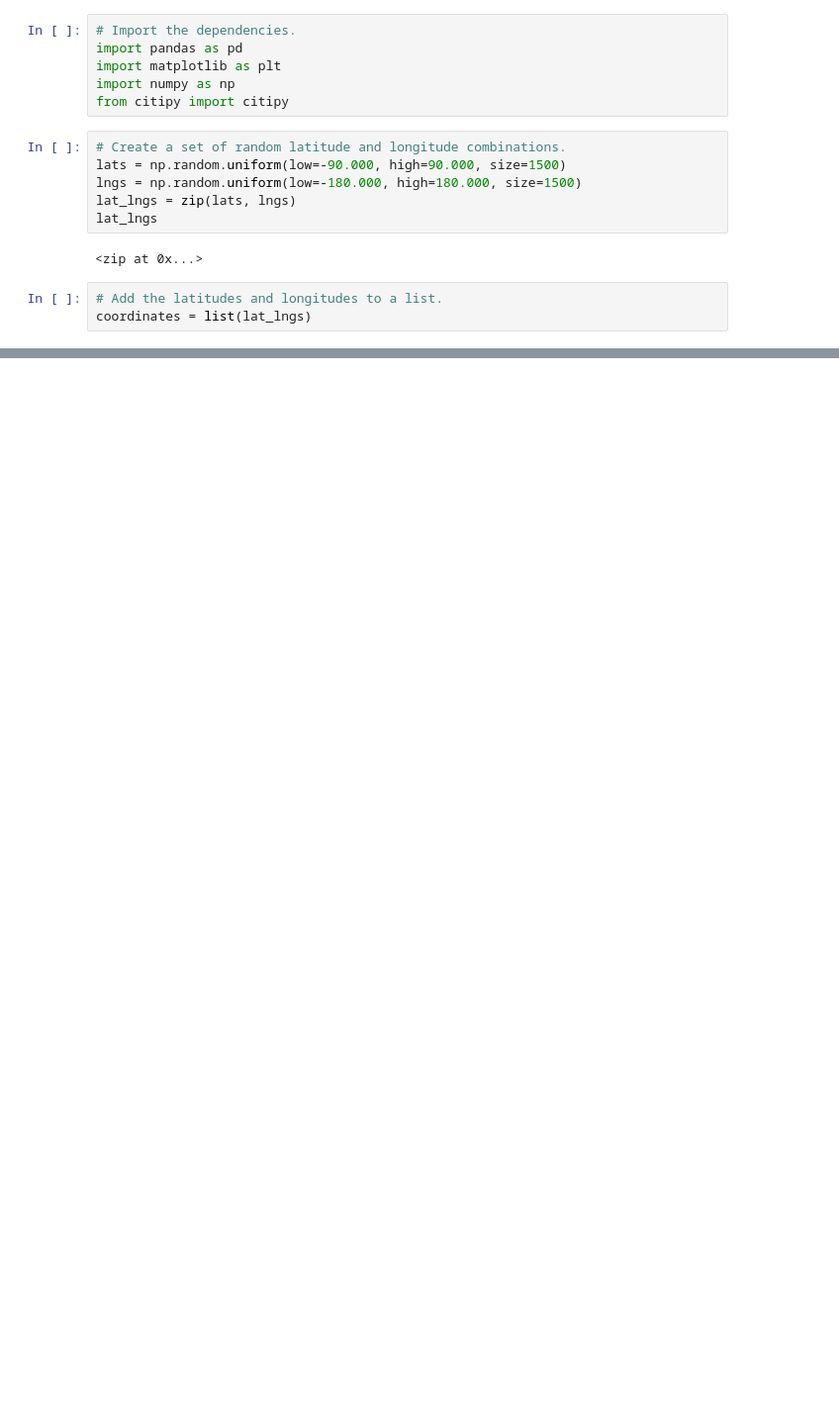
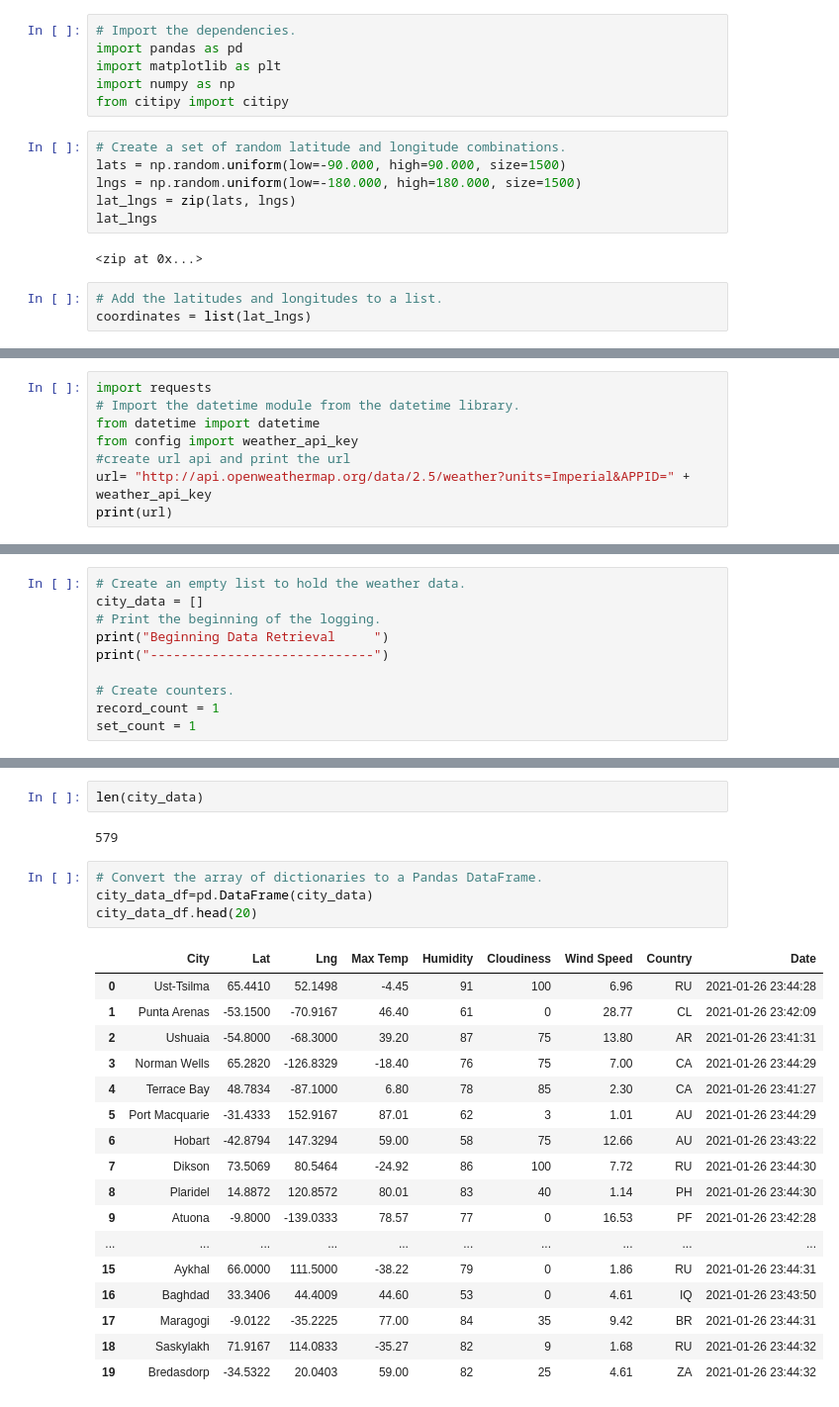
Before and after one commit to shireenkahlon/World_Weather_Analysis, a Jupyter notebook: WeatherPy.ipynb, the cells around one changed output, grey strips where cells are left out. Shown at 99% size. Saved outputs shown, nothing was run; the diff lists cells and outputs as text; blank space fills up the shorter version.

Commit message:
Added 1500 cities and DataFrame for weather for each

```diff
--- a/WeatherPy.ipynb
+++ b/WeatherPy.ipynb
@@ -49,0 +50,8 @@ len(cities)
+# %%
+import requests
+# Import the datetime module from the datetime library.
+from datetime import datetime
+from config import weather_api_key
+#create url api and print the url
+url= "http://api.openweathermap.org/data/2.5/weather?units=Imperial&APPID=" + weather_api_key
+print(url)
@@ -49,0 +60,10 @@ len(cities)
+# %%
+# Create an empty list to hold the weather data.
+city_data = []
+# Print the beginning of the logging.
+print("Beginning Data Retrieval     ")
+print("-----------------------------")
+
+# Create counters.
+record_count = 1
+set_count = 1
@@ -49,0 +140,26 @@ len(cities)
+# %%
+len(city_data)
+# %% [output]
+579
+# %%
+# Convert the array of dictionaries to a Pandas DataFrame.
+city_data_df=pd.DataFrame(city_data)
+city_data_df.head(20)
+# %% [output]
+|  | City | Lat | Lng | Max Temp | Humidity | Cloudiness | Wind Speed | Country | Date |
+| 0 | Ust-Tsilma | 65.4410 | 52.1498 | -4.45 | 91 | 100 | 6.96 | RU | 2021-01-26 23:44:28 |
+| 1 | Punta Arenas | -53.1500 | -70.9167 | 46.40 | 61 | 0 | 28.77 | CL | 2021-01-26 23:42:09 |
+| 2 | Ushuaia | -54.8000 | -68.3000 | 39.20 | 87 | 75 | 13.80 | AR | 2021-01-26 23:41:31 |
+| 3 | Norman Wells | 65.2820 | -126.8329 | -18.40 | 76 | 75 | 7.00 | CA | 2021-01-26 23:44:29 |
+| 4 | Terrace Bay | 48.7834 | -87.1000 | 6.80 | 78 | 85 | 2.30 | CA | 2021-01-26 23:41:27 |
+| 5 | Port Macquarie | -31.4333 | 152.9167 | 87.01 | 62 | 3 | 1.01 | AU | 2021-01-26 23:44:29 |
+| 6 | Hobart | -42.8794 | 147.3294 | 59.00 | 58 | 75 | 12.66 | AU | 2021-01-26 23:43:22 |
+| 7 | Dikson | 73.5069 | 80.5464 | -24.92 | 86 | 100 | 7.72 | RU | 2021-01-26 23:44:30 |
+| 8 | Plaridel | 14.8872 | 120.8572 | 80.01 | 83 | 40 | 1.14 | PH | 2021-01-26 23:44:30 |
+| 9 | Atuona | -9.8000 | -139.0333 | 78.57 | 77 | 0 | 16.53 | PF | 2021-01-26 23:42:28 |
+| ... | ... | ... | ... | ... | ... | ... | ... | ... | ... |
+| 15 | Aykhal | 66.0000 | 111.5000 | -38.22 | 79 | 0 | 1.86 | RU | 2021-01-26 23:44:31 |
+| 16 | Baghdad | 33.3406 | 44.4009 | 44.60 | 53 | 0 | 4.61 | IQ | 2021-01-26 23:43:50 |
+| 17 | Maragogi | -9.0122 | -35.2225 | 77.00 | 84 | 35 | 9.42 | BR | 2021-01-26 23:44:31 |
+| 18 | Saskylakh | 71.9167 | 114.0833 | -35.27 | 82 | 9 | 1.68 | RU | 2021-01-26 23:44:32 |
+| 19 | Bredasdorp | -34.5322 | 20.0403 | 59.00 | 82 | 25 | 4.61 | ZA | 2021-01-26 23:44:32 |
```
Also changed, not shown: parts of 8 cells of this notebook.
